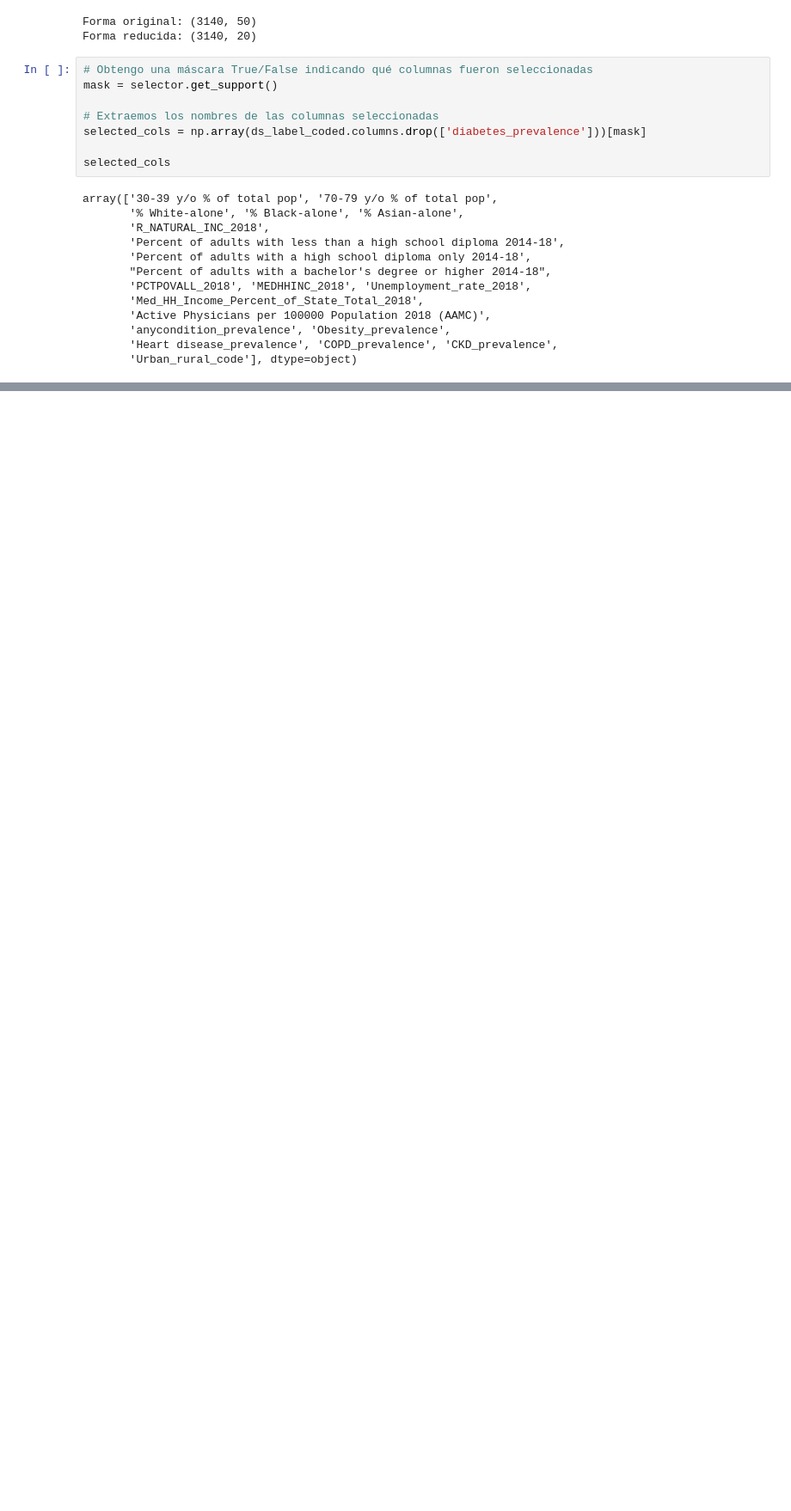
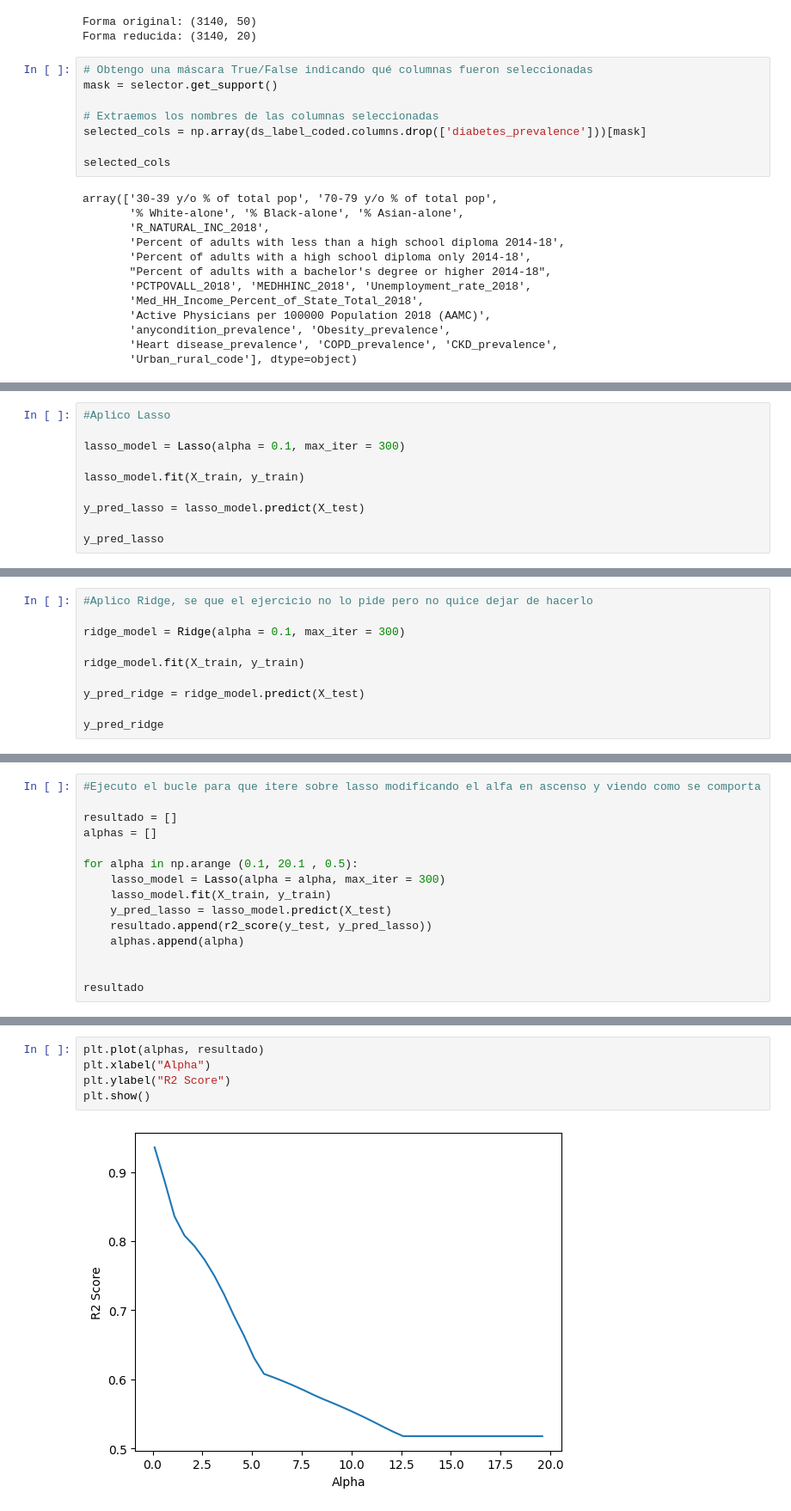
Before and after one commit to Trimboli10/regresion-lineal-trimboli-demograficos, a Jupyter notebook: src/explore.ipynb, the cells around one changed output, grey strips where cells are left out. Shown at 86% size. Saved outputs shown, nothing was run; the diff lists cells and outputs as text; blank space fills up the shorter version.

```diff
--- a/src/explore.ipynb
+++ b/src/explore.ipynb
@@ -666,0 +276,10 @@ Conclusiones: en este caso siendo un modelo que quiere predecir que clientes van
+# %%
+#Aplico Lasso
+
+lasso_model = Lasso(alpha = 0.1, max_iter = 300)
+
+lasso_model.fit(X_train, y_train)
+
+y_pred_lasso = lasso_model.predict(X_test)
+
+y_pred_lasso
@@ -666,0 +312,10 @@ Conclusiones: en este caso siendo un modelo que quiere predecir que clientes van
+# %%
+#Aplico Ridge, se que el ejercicio no lo pide pero no quice dejar de hacerlo
+
+ridge_model = Ridge(alpha = 0.1, max_iter = 300)
+
+ridge_model.fit(X_train, y_train)
+
+y_pred_ridge = ridge_model.predict(X_test)
+
+y_pred_ridge
@@ -666,0 +348,15 @@ Conclusiones: en este caso siendo un modelo que quiere predecir que clientes van
+# %%
+#Ejecuto el bucle para que itere sobre lasso modificando el alfa en ascenso y viendo como se comporta
+
+resultado = []
+alphas = []
+
+for alpha in np.arange (0.1, 20.1 , 0.5):
+    lasso_model = Lasso(alpha = alpha, max_iter = 300)
+    lasso_model.fit(X_train, y_train)
+    y_pred_lasso = lasso_model.predict(X_test)
+    resultado.append(r2_score(y_test, y_pred_lasso))
+    alphas.append(alpha)
+
+
+resultado
@@ -666,0 +381,7 @@ Conclusiones: en este caso siendo un modelo que quiere predecir que clientes van
+# %%
+plt.plot(alphas, resultado)
+plt.xlabel("Alpha")
+plt.ylabel("R2 Score")
+plt.show()
+# %% [output]
+[figure, added]
```
Also changed, not shown: parts of 59 cells of this notebook.
